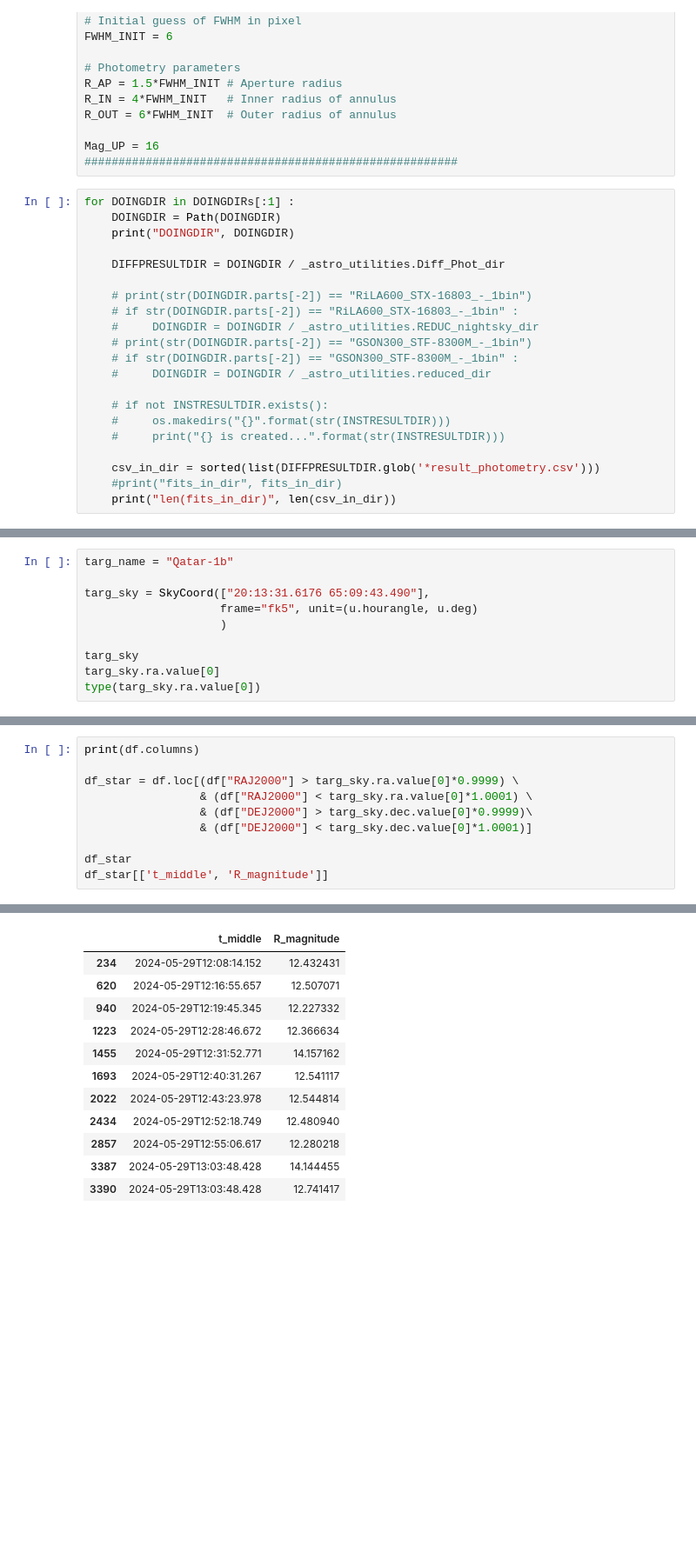
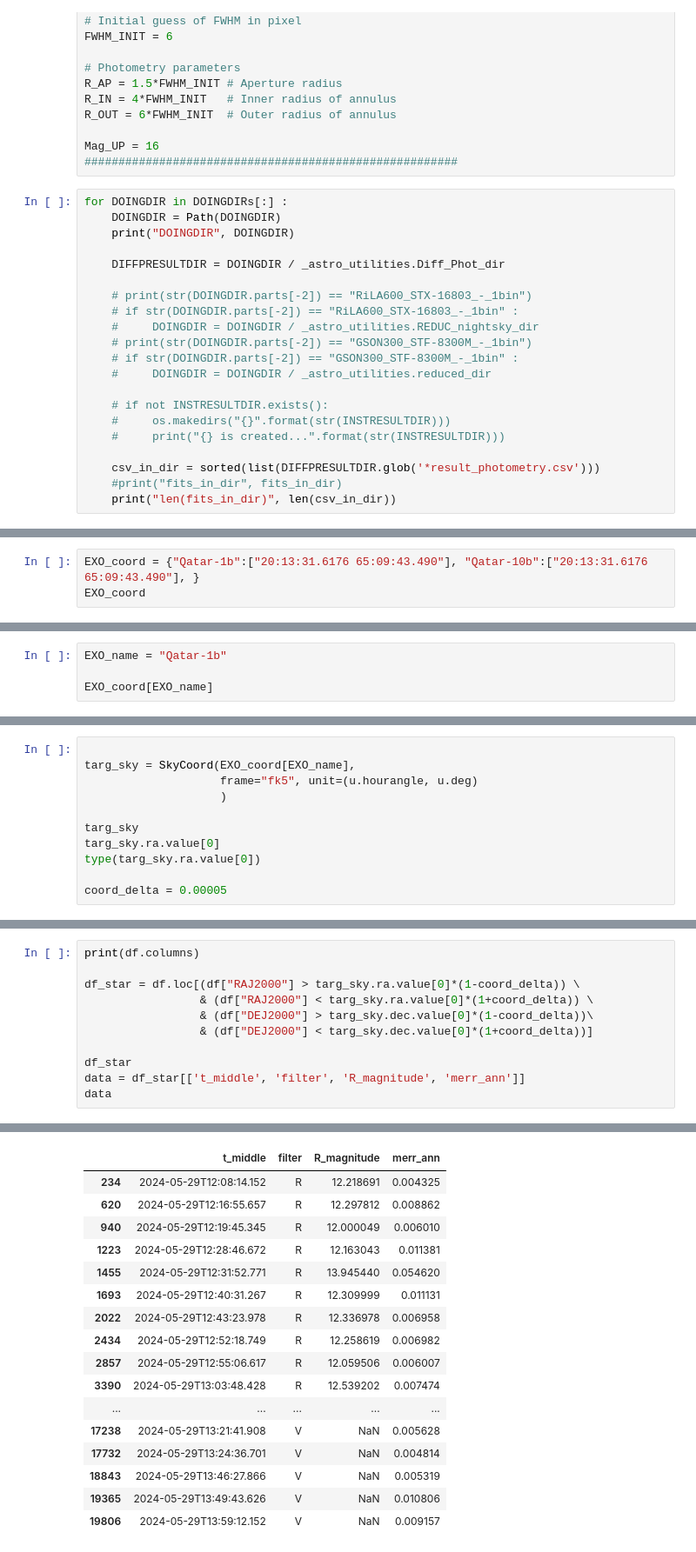
Before and after one commit to guitar79/astro_Python, a Jupyter notebook: 06_08_plot_light_curve_using_csv.ipynb, the cells around one changed output, grey strips where cells are left out. Shown: that part at 87% size. Cells and saved outputs as stored; diff of their text form; blank space fills up the shorter version.

```diff
--- a/06_08_plot_light_curve_using_csv.ipynb
+++ b/06_08_plot_light_curve_using_csv.ipynb
@@ -162,7 +163,7 @@ R_OUT = 6*FWHM_INIT  # Outer radius of annulus
 Mag_UP = 16
 #######################################################
 # %%
-for DOINGDIR in DOINGDIRs[:1] :
+for DOINGDIR in DOINGDIRs[:] :
     DOINGDIR = Path(DOINGDIR)
     print("DOINGDIR", DOINGDIR)
 
@@ -269,0 +278,3 @@ df
+# %%
+EXO_coord = {"Qatar-1b":["20:13:31.6176 65:09:43.490"], "Qatar-10b":["20:13:31.6176 65:09:43.490"], }
+EXO_coord
@@ -269,0 +284,4 @@ df
+# %%
+EXO_name = "Qatar-1b"
+
+EXO_coord[EXO_name]
@@ -270,10 +290,11 @@ df
 # %%
-targ_name = "Qatar-1b"
 
-targ_sky = SkyCoord(["20:13:31.6176 65:09:43.490"],
+targ_sky = SkyCoord(EXO_coord[EXO_name],
                     frame="fk5", unit=(u.hourangle, u.deg)
                     )
 
 targ_sky
 targ_sky.ra.value[0]
 type(targ_sky.ra.value[0])
+
+coord_delta = 0.00005
@@ -282,13 +301,14 @@ numpy.float64
 # %%
 print(df.columns)
 
-df_star = df.loc[(df["RAJ2000"] > targ_sky.ra.value[0]*0.9999) \
-                 & (df["RAJ2000"] < targ_sky.ra.value[0]*1.0001) \
-                 & (df["DEJ2000"] > targ_sky.dec.value[0]*0.9999)\
-                 & (df["DEJ2000"] < targ_sky.dec.value[0]*1.0001)]
+df_star = df.loc[(df["RAJ2000"] > targ_sky.ra.value[0]*(1-coord_delta)) \
+                 & (df["RAJ2000"] < targ_sky.ra.value[0]*(1+coord_delta)) \
+                 & (df["DEJ2000"] > targ_sky.dec.value[0]*(1-coord_delta))\
+                 & (df["DEJ2000"] < targ_sky.dec.value[0]*(1+coord_delta))]
 
 df_star
-df_star[['t_middle', 'R_magnitude']]
+data = df_star[['t_middle', 'filter', 'R_magnitude', 'merr_ann']]
+data
 # %% [output]
 Index(['index', 'Unnamed: 0', 'id', 'xcenter', 'ycenter', 'aperture_sum',
        'msky', 'sky_std', 'nsky', 'nrej', 'flux_star', 'flux_err', 'mag_ann',
@@ -297,13 +317,18 @@ Index(['index', 'Unnamed: 0', 'id', 'xcenter', 'ycenter', 'aperture_sum',
       dtype='object')
-|  | t_middle | R_magnitude |
-| 234 | 2024-05-29T12:08:14.152 | 12.432431 |
-| 620 | 2024-05-29T12:16:55.657 | 12.507071 |
-| 940 | 2024-05-29T12:19:45.345 | 12.227332 |
-| 1223 | 2024-05-29T12:28:46.672 | 12.366634 |
-| 1455 | 2024-05-29T12:31:52.771 | 14.157162 |
-| 1693 | 2024-05-29T12:40:31.267 | 12.541117 |
-| 2022 | 2024-05-29T12:43:23.978 | 12.544814 |
-| 2434 | 2024-05-29T12:52:18.749 | 12.480940 |
-| 2857 | 2024-05-29T12:55:06.617 | 12.280218 |
-| 3387 | 2024-05-29T13:03:48.428 | 14.144455 |
-| 3390 | 2024-05-29T13:03:48.428 | 12.741417 |
+|  | t_middle | filter | R_magnitude | merr_ann |
+| 234 | 2024-05-29T12:08:14.152 | R | 12.218691 | 0.004325 |
+| 620 | 2024-05-29T12:16:55.657 | R | 12.297812 | 0.008862 |
+| 940 | 2024-05-29T12:19:45.345 | R | 12.000049 | 0.006010 |
+| 1223 | 2024-05-29T12:28:46.672 | R | 12.163043 | 0.011381 |
+| 1455 | 2024-05-29T12:31:52.771 | R | 13.945440 | 0.054620 |
+| 1693 | 2024-05-29T12:40:31.267 | R | 12.309999 | 0.011131 |
+| 2022 | 2024-05-29T12:43:23.978 | R | 12.336978 | 0.006958 |
+| 2434 | 2024-05-29T12:52:18.749 | R | 12.258619 | 0.006982 |
+| 2857 | 2024-05-29T12:55:06.617 | R | 12.059506 | 0.006007 |
+| 3390 | 2024-05-29T13:03:48.428 | R | 12.539202 | 0.007474 |
+| ... | ... | ... | ... | ... |
+| 17238 | 2024-05-29T13:21:41.908 | V | NaN | 0.005628 |
+| 17732 | 2024-05-29T13:24:36.701 | V | NaN | 0.004814 |
+| 18843 | 2024-05-29T13:46:27.866 | V | NaN | 0.005319 |
+| 19365 | 2024-05-29T13:49:43.626 | V | NaN | 0.010806 |
+| 19806 | 2024-05-29T13:59:12.152 | V | NaN | 0.009157 |
```
Also changed, not shown: parts of 40 cells of this notebook, 38 other files.
